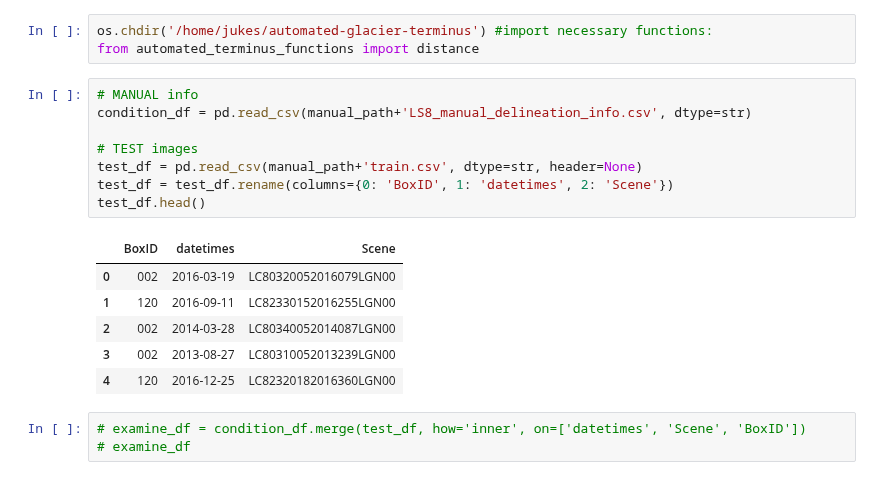
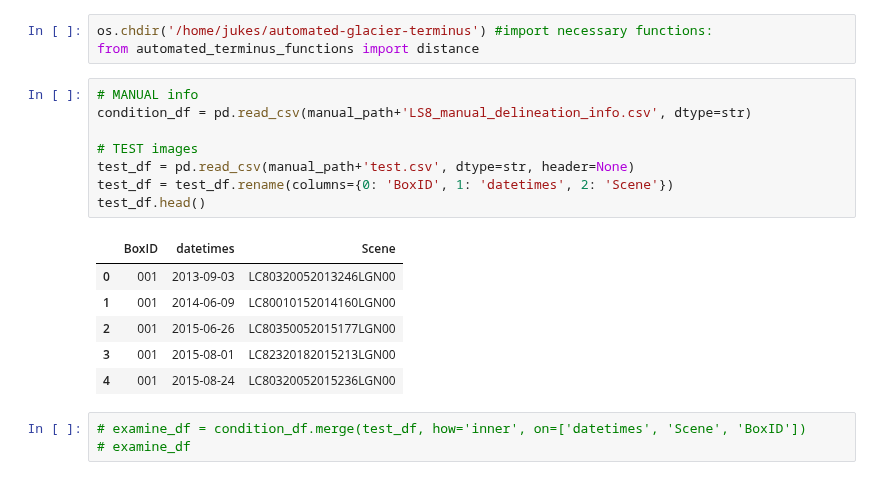
Before and after one commit to jukesliu/automated-glacier-terminus, a Jupyter notebook: Manual_auto_error.ipynb, the cells around one changed output. Cells and saved outputs as stored; diff of their text form.

```diff
--- a/Manual_auto_error.ipynb
+++ b/Manual_auto_error.ipynb
@@ -22,18 +22,18 @@ from automated_terminus_functions import distance
 # %%
 # MANUAL info
 condition_df = pd.read_csv(manual_path+'LS8_manual_delineation_info.csv', dtype=str)
 
 # TEST images
-test_df = pd.read_csv(manual_path+'train.csv', dtype=str, header=None)
+test_df = pd.read_csv(manual_path+'test.csv', dtype=str, header=None)
 test_df = test_df.rename(columns={0: 'BoxID', 1: 'datetimes', 2: 'Scene'})
 test_df.head()
 # %% [output]
 |  | BoxID | datetimes | Scene |
-| 0 | 002 | 2016-03-19 | LC80320052016079LGN00 |
-| 1 | 120 | 2016-09-11 | LC82330152016255LGN00 |
-| 2 | 002 | 2014-03-28 | LC80340052014087LGN00 |
-| 3 | 002 | 2013-08-27 | LC80310052013239LGN00 |
-| 4 | 120 | 2016-12-25 | LC82320182016360LGN00 |
+| 0 | 001 | 2013-09-03 | LC80320052013246LGN00 |
+| 1 | 001 | 2014-06-09 | LC80010152014160LGN00 |
+| 2 | 001 | 2015-06-26 | LC80350052015177LGN00 |
+| 3 | 001 | 2015-08-01 | LC82320182015213LGN00 |
+| 4 | 001 | 2015-08-24 | LC80320052015236LGN00 |
 # %%
 # examine_df = condition_df.merge(test_df, how='inner', on=['datetimes', 'Scene', 'BoxID'])
 # examine_df
```
Also changed, not shown: parts of 8 cells of this notebook, 4 other files.
